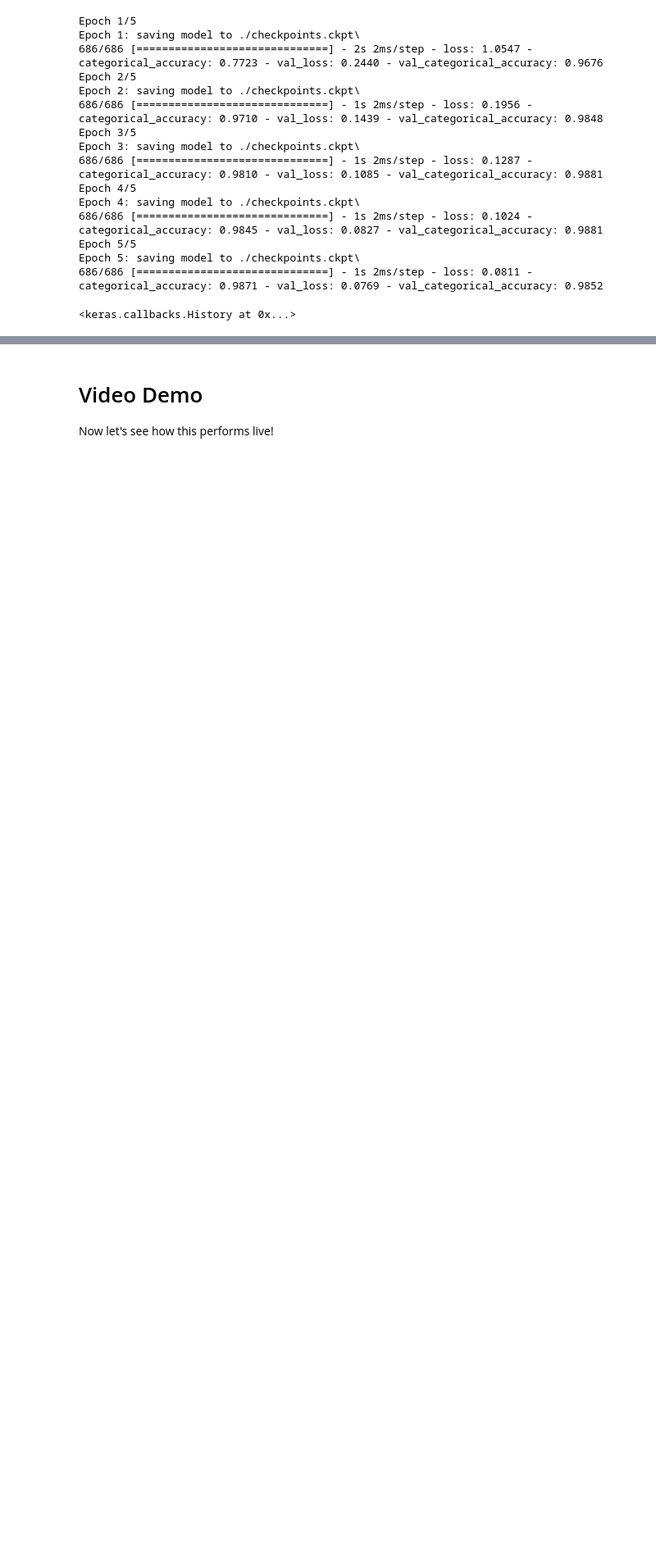
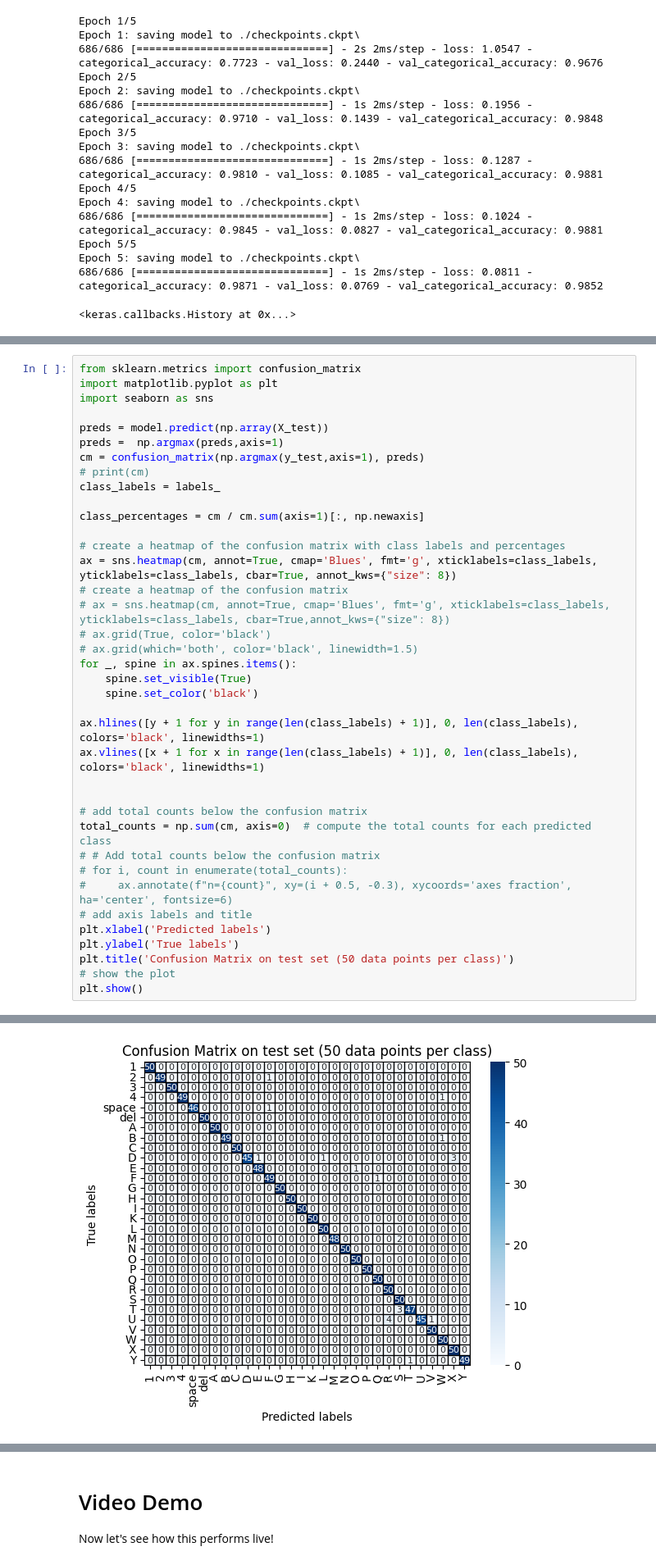
Before and after one commit to Kennethm-spec/ASL-Auto-Complete, a Jupyter notebook: src/Modeling/train_model_andrew.ipynb, the cells around one changed output, grey strips where cells are left out. Shown at 82% size. Saved outputs shown, nothing was run; the diff lists cells and outputs as text; blank space fills up the shorter version.

```diff
--- a/src/Modeling/train_model_andrew.ipynb
+++ b/src/Modeling/train_model_andrew.ipynb
@@ -151,3 +151,42 @@ Loss: 0.0908028855919838
 WARNING:absl:Found untraced functions such as _jit_compiled_convolution_op, _update_step_xla while saving (showing 2 of 2). These functions will not be directly callable after loading.
 INFO:tensorflow:Assets written to: ./model_saves/my_model\assets
 INFO:tensorflow:Assets written to: ./model_saves/my_model\assets
+# %%
+from sklearn.metrics import confusion_matrix
+import matplotlib.pyplot as plt
+import seaborn as sns
+
+preds = model.predict(np.array(X_test))
+preds =  np.argmax(preds,axis=1)
+cm = confusion_matrix(np.argmax(y_test,axis=1), preds)
+# print(cm)
+class_labels = labels_
+
+class_percentages = cm / cm.sum(axis=1)[:, np.newaxis]
+
+# create a heatmap of the confusion matrix with class labels and percentages
+ax = sns.heatmap(cm, annot=True, cmap='Blues', fmt='g', xticklabels=class_labels, yticklabels=class_labels, cbar=True, annot_kws={"size": 8})
+# create a heatmap of the confusion matrix
+# ax = sns.heatmap(cm, annot=True, cmap='Blues', fmt='g', xticklabels=class_labels, yticklabels=class_labels, cbar=True,annot_kws={"size": 8})
+# ax.grid(True, color='black')
+# ax.grid(which='both', color='black', linewidth=1.5)
+for _, spine in ax.spines.items():
+    spine.set_visible(True)
+    spine.set_color('black')
+
+ax.hlines([y + 1 for y in range(len(class_labels) + 1)], 0, len(class_labels), colors='black', linewidths=1)
+ax.vlines([x + 1 for x in range(len(class_labels) + 1)], 0, len(class_labels), colors='black', linewidths=1)
+
+
+# add total counts below the confusion matrix
+total_counts = np.sum(cm, axis=0)  # compute the total counts for each predicted class
+# # Add total counts below the confusion matrix
+# for i, count in enumerate(total_counts):
+#     ax.annotate(f"n={count}", xy=(i + 0.5, -0.3), xycoords='axes fraction', ha='center', fontsize=6)
+# add axis labels and title
+plt.xlabel('Predicted labels')
+plt.ylabel('True labels')
+plt.title('Confusion Matrix on test set (50 data points per class)')
+# show the plot
+plt.show()
+# %% [output]
@@ -153,0 +194 @@ INFO:tensorflow:Assets written to: ./model_saves/my_model\assets
+[figure, added]
```
Also changed, not shown: parts of 6 cells of this notebook, 10 other files.
